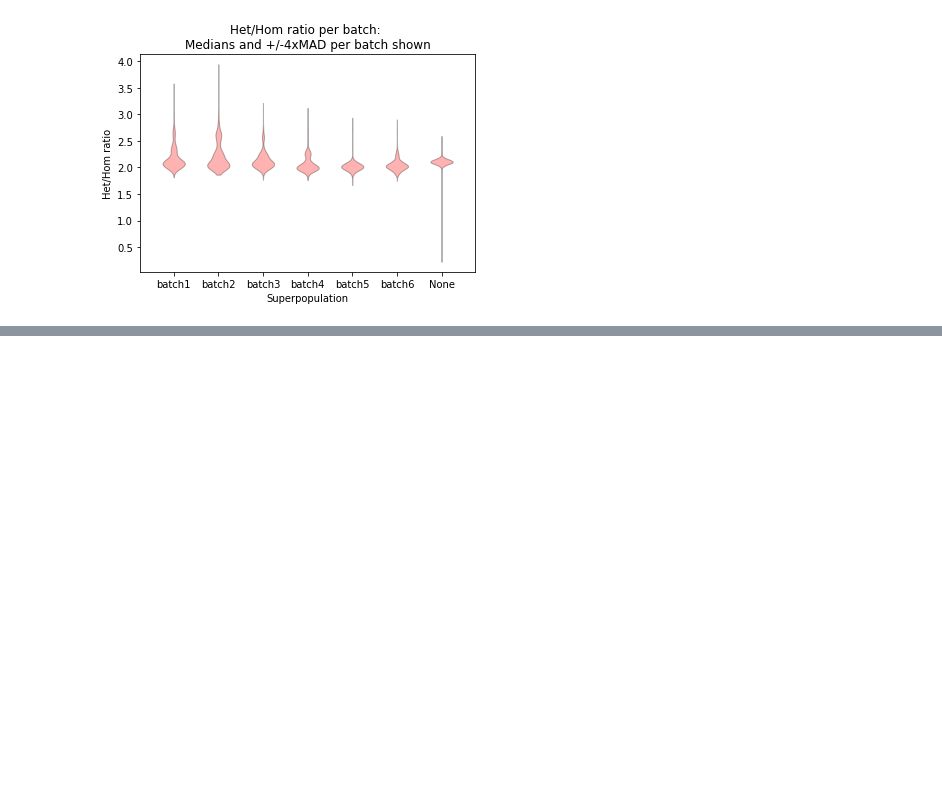
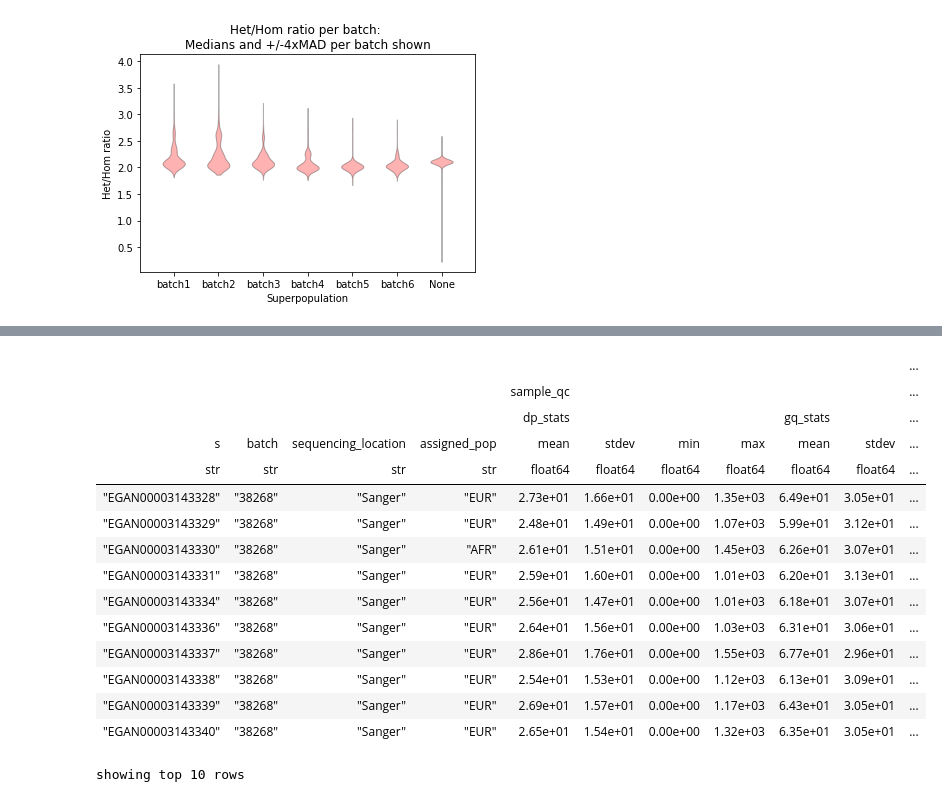
Before and after one commit to wtsi-hgi/wes-qc, a Jupyter notebook: jupyter_notebooks/sample_qc/non_stratified_sample_qc.ipynb, the cells around one changed output, grey strips where cells are left out. Cells and saved outputs as stored; diff of their text form; code cells hidden in the pictures; blank space fills up the shorter version.

```diff
--- a/jupyter_notebooks/sample_qc/non_stratified_sample_qc.ipynb
+++ b/jupyter_notebooks/sample_qc/non_stratified_sample_qc.ipynb
@@ -463,0 +542,22 @@ os.rename(tmp_file, plot_file)
+# %%
+#3 sets of QC - unfiltered, relaxed filters (DP & GQ >= 10, VAF >= 0.125), stringent filters  (DP & GQ >= 20, VAF >= 0.25). Annotated with run ID
+ht_sample_qc_file = lustre_dir + "matrixtables/non_stratified_sample_qc_cols.ht"
+ht = hl.read_table(ht_sample_qc_file)
+ht.show()
+# %% [output]
+|  |  |  |  |  |  |  |  |  |  | ... |
+|  |  |  |  | sample_qc |  |  |  |  |  | ... |
+|  |  |  |  | dp_stats |  |  |  | gq_stats |  | ... |
+| s | batch | sequencing_location | assigned_pop | mean | stdev | min | max | mean | stdev | ... |
+| str | str | str | str | float64 | float64 | float64 | float64 | float64 | float64 | ... |
+| "EGAN00003143328" | "38268" | "Sanger" | "EUR" | 2.73e+01 | 1.66e+01 | 0.00e+00 | 1.35e+03 | 6.49e+01 | 3.05e+01 | ... |
+| "EGAN00003143329" | "38268" | "Sanger" | "EUR" | 2.48e+01 | 1.49e+01 | 0.00e+00 | 1.07e+03 | 5.99e+01 | 3.12e+01 | ... |
+| "EGAN00003143330" | "38268" | "Sanger" | "AFR" | 2.61e+01 | 1.51e+01 | 0.00e+00 | 1.45e+03 | 6.26e+01 | 3.07e+01 | ... |
+| "EGAN00003143331" | "38268" | "Sanger" | "EUR" | 2.59e+01 | 1.60e+01 | 0.00e+00 | 1.01e+03 | 6.20e+01 | 3.13e+01 | ... |
+| "EGAN00003143334" | "38268" | "Sanger" | "EUR" | 2.56e+01 | 1.47e+01 | 0.00e+00 | 1.01e+03 | 6.18e+01 | 3.07e+01 | ... |
+| "EGAN00003143336" | "38268" | "Sanger" | "EUR" | 2.64e+01 | 1.56e+01 | 0.00e+00 | 1.03e+03 | 6.31e+01 | 3.06e+01 | ... |
+| "EGAN00003143337" | "38268" | "Sanger" | "EUR" | 2.86e+01 | 1.76e+01 | 0.00e+00 | 1.55e+03 | 6.77e+01 | 2.96e+01 | ... |
+| "EGAN00003143338" | "38268" | "Sanger" | "EUR" | 2.54e+01 | 1.53e+01 | 0.00e+00 | 1.12e+03 | 6.13e+01 | 3.09e+01 | ... |
+| "EGAN00003143339" | "38268" | "Sanger" | "EUR" | 2.69e+01 | 1.57e+01 | 0.00e+00 | 1.17e+03 | 6.43e+01 | 3.05e+01 | ... |
+| "EGAN00003143340" | "38268" | "Sanger" | "EUR" | 2.65e+01 | 1.54e+01 | 0.00e+00 | 1.32e+03 | 6.35e+01 | 3.05e+01 | ... |
+showing top 10 rows
```
Also changed, not shown: parts of 21 cells of this notebook, 3 other files.
